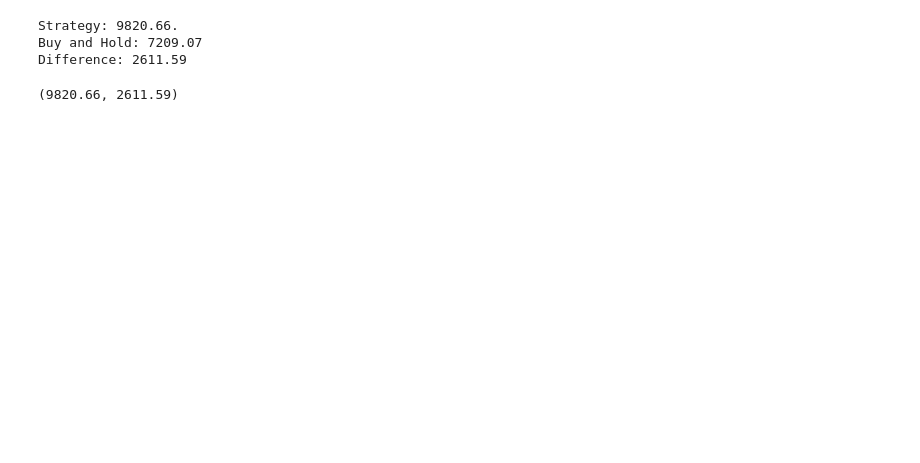
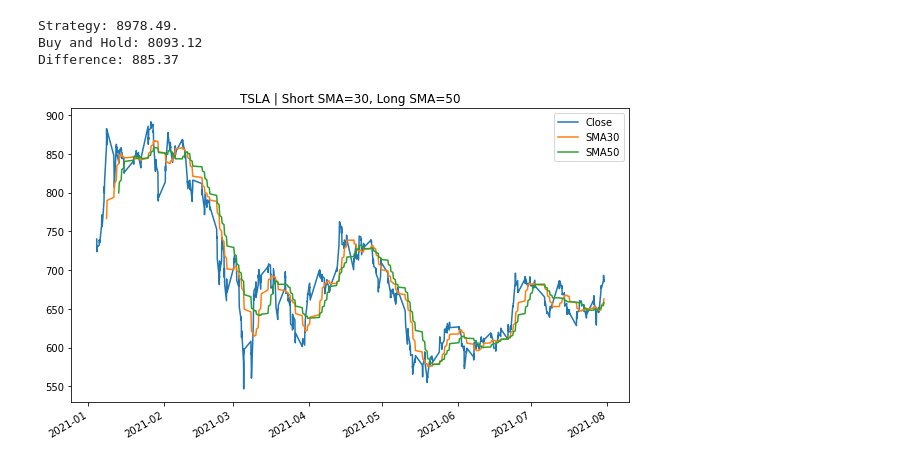
Before and after one commit to SFerguson90/smaBackTestClass, a Jupyter notebook: AssetTesting.ipynb, the cells around one changed output. Cells and saved outputs as stored; diff of their text form; code cells hidden in the pictures; blank space fills up the shorter version.

Commit message:
getPlot and getCrossover methods

```diff
--- a/AssetTesting.ipynb
+++ b/AssetTesting.ipynb
@@ -21,12 +21,20 @@ class Asset(object):
         :Attributes:
         ============
             ticker : str
-                Valid tickers: anything found on YFinance or American stock exchanges
+                Valid tickers: Anything found on YFinance or American stock exchanges
                 Examples: TSLA, NIO, F
+            short_window : int
+                Valid window: Anything less than the long window.
+            long_window : int
+                Valid window: Anything greater than the short window.
             period : str
                 Valid periods: 1d,5d,1mo,3mo,6mo,1y,2y,5y,10y,ytd,max
             interval : str
                 Valid intervals: 1m,2m,5m,15m,30m,60m,90m,1h,1d,5d,1wk,1mo,3mo
+            share size : int
+                Default: 50
+            initial capital : int
+                Default: $10,000 (10000)
         """
 
         self.ticker = ticker
@@ -116,13 +124,36 @@ class Asset(object):
         return round(stratPerformance, 2), round(stratDifference, 2)
 
 
-    def getPlot(self):
+    def plotReturns(self):
 
         """
-        Plots entry & exit points of SMA trading strategy
+         Plots the cumulative returns of the strategy vs buying and holding.
         """
 
-        pass
+        if self.results is None:
+            print('No results to plot yet. Run a strategy.')
+
+        title = "%s | Short SMA=%d, Long SMA=%d" % (self.ticker,
+                                           self.short_window,
+                                           self.long_window)
+        self.results[["Cumulative Returns","Cumulative Strat Returns"]]\
+            .plot(title=title,figsize=(10, 6))
+
+    def plotCrossover(self):
+
+        """
+         Plots the short and long SMA windows next to the price of the asset.
+        """
+
+        if self.df is None:
+            print("There is no data to plot. Run a strategy.")
+
+        title = "%s | Short SMA=%d, Long SMA=%d" % (self.ticker,
+                                                   self.short_window,
+                                                   self.long_window)
+
+        self.df[["Close",f"SMA{self.short_window}",f"SMA{self.long_window}"]]\
+            .plot(title=title, figsize=(10,6))
 
     def getRatios(self):
 
@@ -139,15 +170,16 @@ class Asset(object):
         """
 
         pass
-# %%
-f = Asset(ticker="NIO")
-f.getDataFrame()
-f.runStrategy()
-# %% [output]
-Strategy: 9820.66.
-Buy and Hold: 7209.07
-Difference: 2611.59
-(9820.66, 2611.59)
+# %%
+a = Asset(ticker="TSLA")
+a.getDataFrame()
+a.runStrategy()
+a.plotCrossover()
+# %% [output]
+Strategy: 8978.49.
+Buy and Hold: 8093.12
+Difference: 885.37
+[figure, added]
 # %%
 import numpy as np
 import pandas as pd
```
